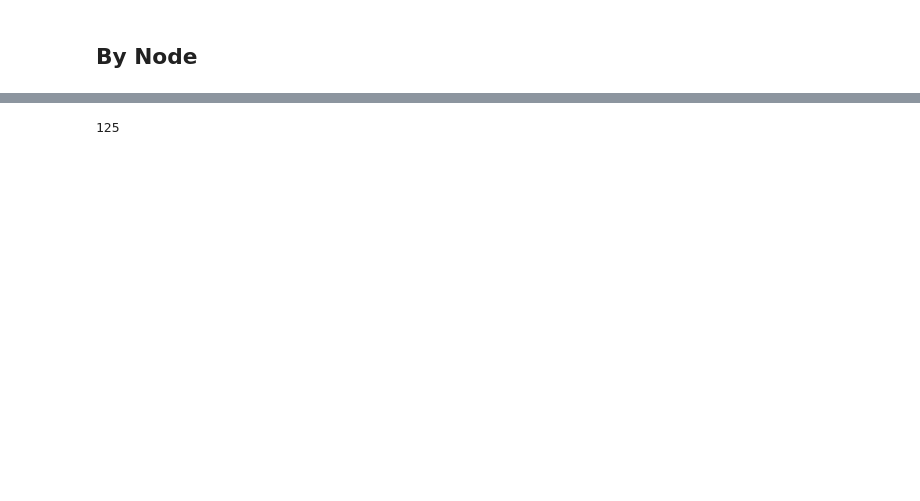
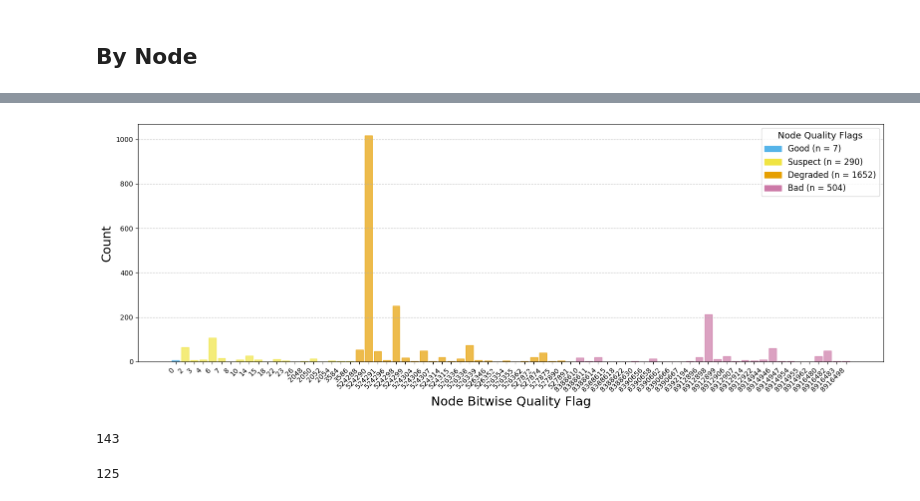
Before and after one commit to mlmac-seid/SWOTson_River, a Jupyter notebook: scripts/SWOT_timeseries.ipynb, the cells around one changed output, grey strips where cells are left out. Cells and saved outputs as stored; diff of their text form; code cells hidden in the pictures; blank space fills up the shorter version.

```diff
--- a/scripts/SWOT_timeseries.ipynb
+++ b/scripts/SWOT_timeseries.ipynb
@@ -185,3 +316,63 @@ SWOT_df_filtered = SWOT_df[
+# %%
+import matplotlib.pyplot as plt
+import matplotlib.patches as mpatches
+import pandas as pd
+
+# Drop NaNs and convert to numeric (for proper sorting)
+node_q_b_series = pd.to_numeric(SWOT_df_filtered['node_q_b'], errors='coerce').dropna()
+
+# Count occurrences and sort by increasing node_q_b value
+node_q_b_counts = node_q_b_series.value_counts().sort_index()
+
+# Categorize bins and count how many fall in each category
+counts_black = (node_q_b_series == 0).sum()
+counts_green = ((node_q_b_series >= 1) & (node_q_b_series < 131072)).sum()
+counts_yellow = ((node_q_b_series >= 131072) & (node_q_b_series < 2097152)).sum()
+counts_red = (node_q_b_series >= 2097152).sum()
+
+# Create the bar plot
+plt.figure(figsize=(16, 6))
+bars = plt.bar(node_q_b_counts.index.astype(str), node_q_b_counts.values, edgecolor='black', alpha=0.7)
+
+# Apply colors based on node_q_b value ranges
+for bar, value in zip(bars, node_q_b_counts.index):
+    if value == 0:
+        bar.set_color('#56B4E9')
+    elif 1 <= value < 131072:
+        bar.set_color('#F0E442')
+    elif 131072 <= value < 2097152:
+        bar.set_color('#E69F00')
+    elif value >= 2097152:
+        bar.set_color('#CC79A7')
+
+# quality_colors = {0: '#56B4E9', 1: '#F0E442', 2: '#E69F00', 3: '#CC79A7'}
+
+# Create legend patches (colored boxes)
+patch_black = mpatches.Patch(color='#56B4E9', label=f'Good (n = {counts_black})')
+patch_green = mpatches.Patch(color='#F0E442', label=f'Suspect (n = {counts_green})')
+patch_yellow = mpatches.Patch(color='#E69F00', label=f'Degraded (n = {counts_yellow})')
+patch_red = mpatches.Patch(color='#CC79A7', label=f'Bad (n = {counts_red})')
+
+# Add legend with color patches
+plt.legend(
+    handles=[patch_black, patch_green, patch_yellow, patch_red],
+    title="Node Quality Flags",
+    fontsize=12, title_fontsize=13, loc='upper right'
+)
+
+# Titles and labels
+plt.xlabel('Node Bitwise Quality Flag', fontsize=18)
+plt.ylabel('Count', fontsize=18)
+plt.grid(axis='y', linestyle='--', alpha=0.7)
+plt.xticks(rotation=45, ha='right')
+plt.tight_layout()
+plt.show()
+# %% [output]
+[figure, added]
+# %%
+len(SWOT_df['node_q_b'].unique())
+# %% [output]
+143
 # %%
 len(SWOT_df_filtered['node_id'].unique())
 # %% [output]
```
Also changed, not shown: parts of 6 cells of this notebook, 2 other files.
